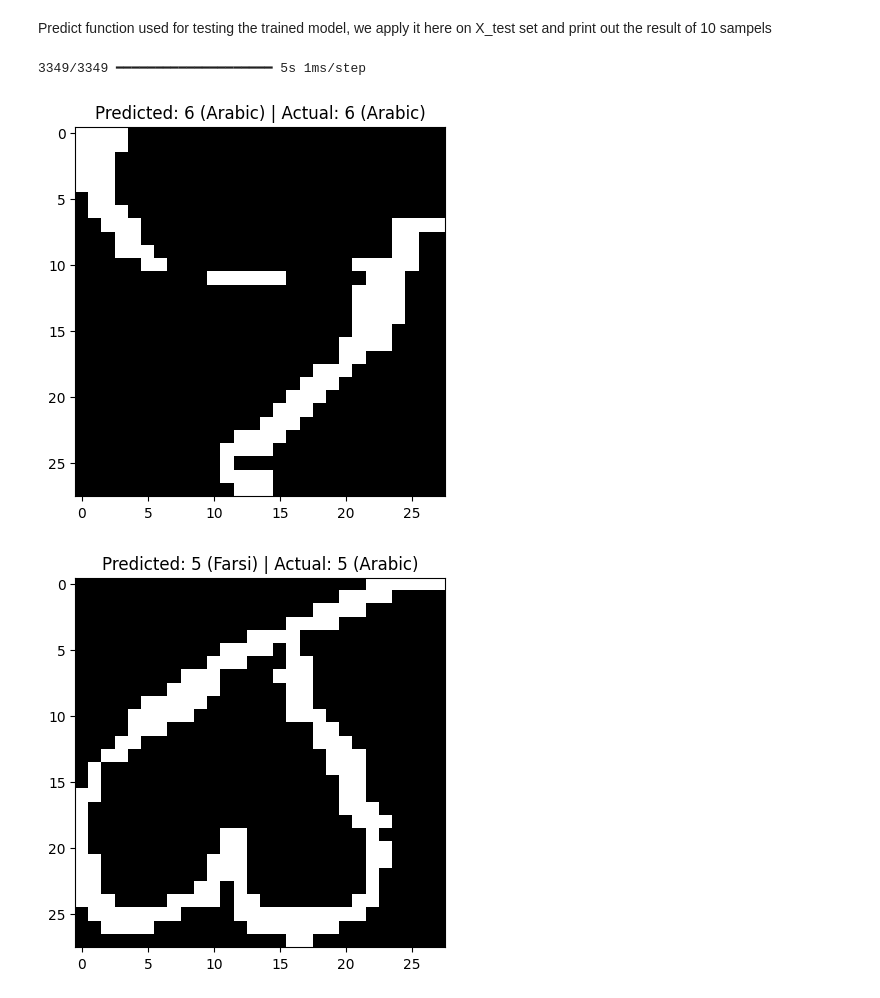
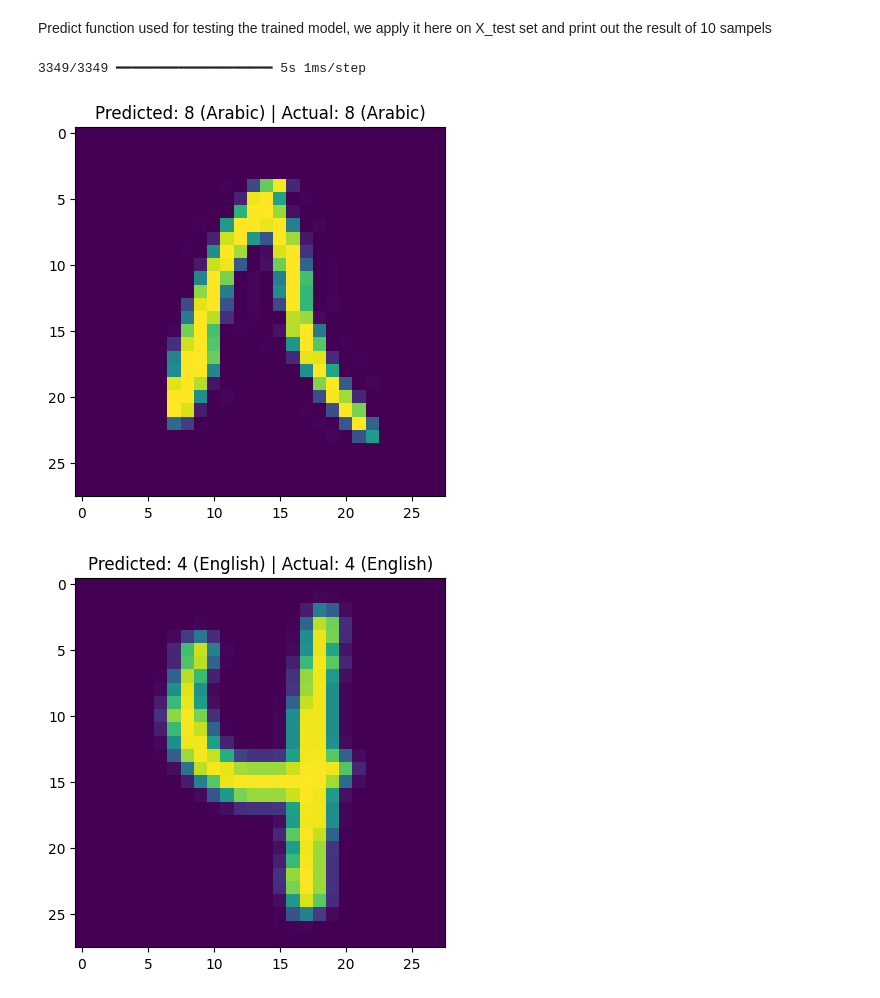
Before and after one commit to AhmadNmatar/Adaptable-Handwritten-digit-Recognition, a Jupyter notebook: cnn_model.ipynb, the cells around one changed output. Cells and saved outputs as stored; diff of their text form; code cells hidden in the pictures.

```diff
--- a/cnn_model.ipynb
+++ b/cnn_model.ipynb
@@ -55,6 +57,14 @@ def load_dataset_with_processing(input_train_test_fn, num_classes=10):
     X_test = X_test.reshape(X_test.shape[0], 28, 28,1 )
     print(X_test.shape)
 
+    from imblearn.over_sampling import SMOTE
+    # Apply SMOTE to the training set to oversample underprestented classes
+    smote = SMOTE(random_state=42)
+
+    X_train_flat = X_train.reshape(X_train.shape[0], -1)
+    X_train_flat, y_train = smote.fit_resample(X_train_flat, y_train)
+    X_train = X_train_flat.reshape(X_train_flat.shape[0], 28, 28, 1)
+
     y_train = keras.utils.to_categorical(y_train, num_classes)
     y_vali = keras.utils.to_categorical(y_vali, num_classes)
     y_test = keras.utils.to_categorical(y_test, num_classes)
@@ -289,19 +313,20 @@ load the trained model
 # %%
 from tensorflow.keras.models import load_model
 
-model = load_model('./MNIST_MIX_Trained_Model/full_model.keras')
+model = load_model('./MNIST_MIX_Trained_Model/full_model1.keras')
 # %% [markdown]
 Predict function used for testing the trained model, we apply it here on X_test set and print out the result of 10 sampels
 # %%
 predictions = model.predict(X_test)
 
 for i in range(10):
-    plt.imshow(X_test[i].reshape(28, 28), cmap='gray')
-    predicted_class = np.argmax(predictions[i])
-    actual_class = np.argmax(y_test[i])
+    num = np.random.randint(0, len(X_test))
+    plt.imshow(X_test[num])
+    predicted_class = np.argmax(predictions[num])
+    actual_class = np.argmax(y_test[num])
     plt.title(f"Predicted: {digit_language_mapping[predicted_class]} | Actual: {digit_language_mapping[actual_class]}")
     plt.show()
 # %% [output]
 3349/3349 ━━━━━━━━━━━━━━━━━━━━ 5s 1ms/step
-[figure, old version]
+[figure, new version]
-[figure, old version]
+[figure, new version]
```
Also changed, not shown: parts of 9 cells of this notebook.
